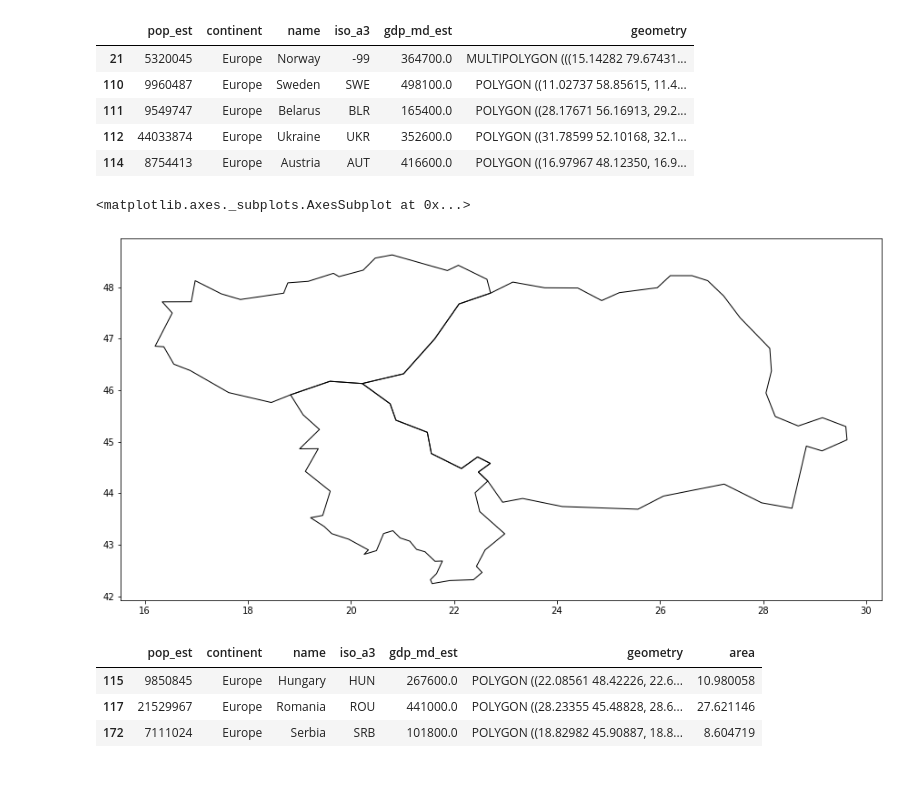
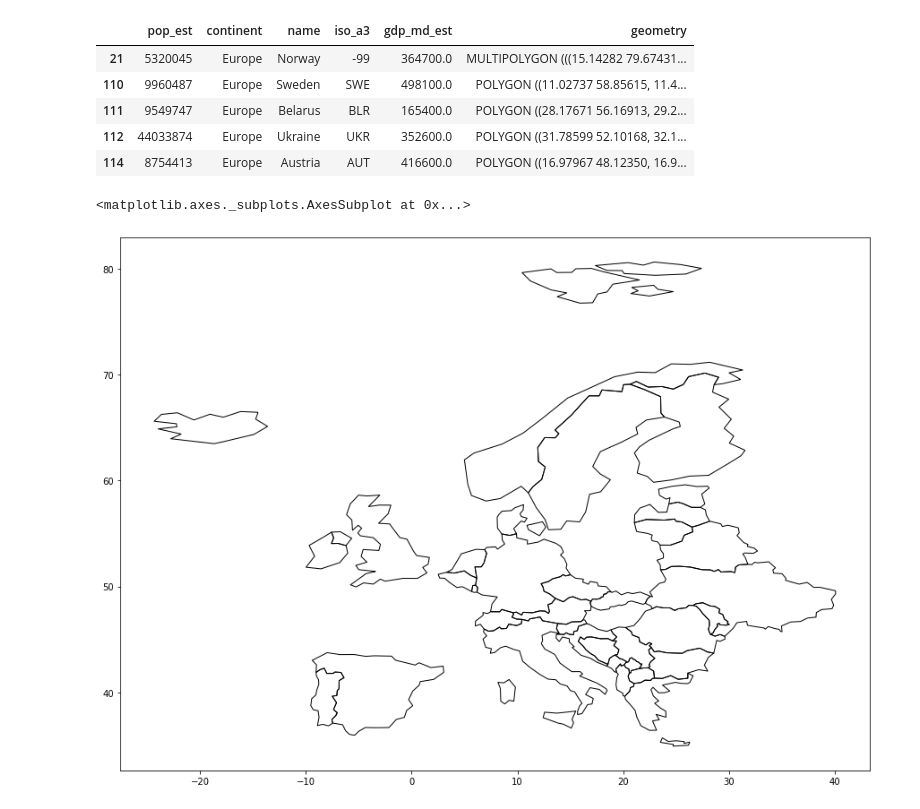
Before and after one commit to mpruna/COVID-19_Interactive, a Jupyter notebook: Analytics_Forecasting/covid_geo_maps.ipynb, the cells around one changed output. Saved outputs shown, nothing was run; the diff lists cells and outputs as text; code cells hidden in the pictures; blank space fills up the shorter version.

```diff
--- a/Analytics_Forecasting/covid_geo_maps.ipynb
+++ b/Analytics_Forecasting/covid_geo_maps.ipynb
@@ -13,6 +13,7 @@ world=gdf.read_file(gdf.datasets.get_path('naturalearth_lowres'))
 world.head()
 
 data=world[world['continent']=="Europe"]
+data=[['name','']]
 # %%
 data.head()
 # %% [output]
@@ -126,19 +126,11 @@ contour_test.head()
 | 112 | 44033874 | Europe | Ukraine | UKR | 352600.0 | POLYGON ((31.78599 52.10168, 32.1... |
 | 114 | 8754413 | Europe | Austria | AUT | 416600.0 | POLYGON ((16.97967 48.12350, 16.9... |
 # %%
-east=data[data['name'].isin(["Romania","Hungary","Serbia"])]
-east.plot(figsize=(15,15), color='none', edgecolor='black', zorder=3)
+eu=data[data['name'].isin(countries)]
+eu.plot(figsize=(15,15), color='none', edgecolor='black', zorder=3)
 # %% [output]
 <matplotlib.axes._subplots.AxesSubplot at 0x...>
-[figure, old version]
+[figure, new version]
-# %%
-east['area']=east['geometry'].area
-east.head()
-# %% [output]
-|  | pop_est | continent | name | iso_a3 | gdp_md_est | geometry | area |
-| 115 | 9850845 | Europe | Hungary | HUN | 267600.0 | POLYGON ((22.08561 48.42226, 22.6... | 10.980058 |
-| 117 | 21529967 | Europe | Romania | ROU | 441000.0 | POLYGON ((28.23355 45.48828, 28.6... | 27.621146 |
-| 172 | 7111024 | Europe | Serbia | SRB | 101800.0 | POLYGON ((18.82982 45.90887, 18.8... | 8.604719 |
 # %%
 merged_slice=merged[['Confirmed','Deaths','Recovered','name']]
 merged_slice=east.merge(merged_slice, left_on='name',right_on="name")
```
Also changed, not shown: parts of 5 cells of this notebook.
